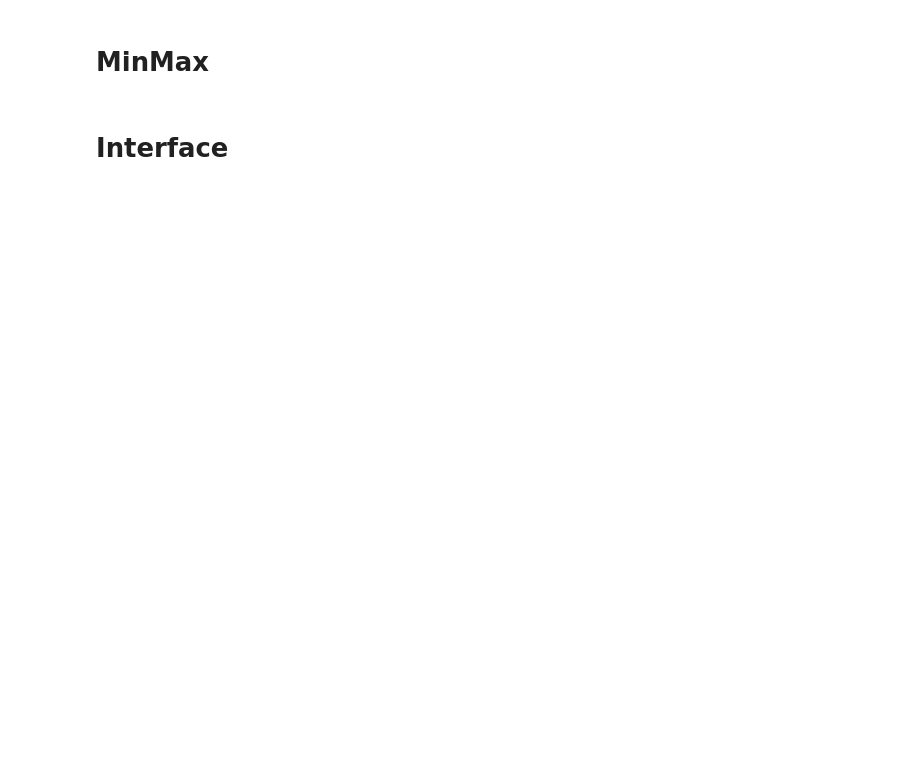
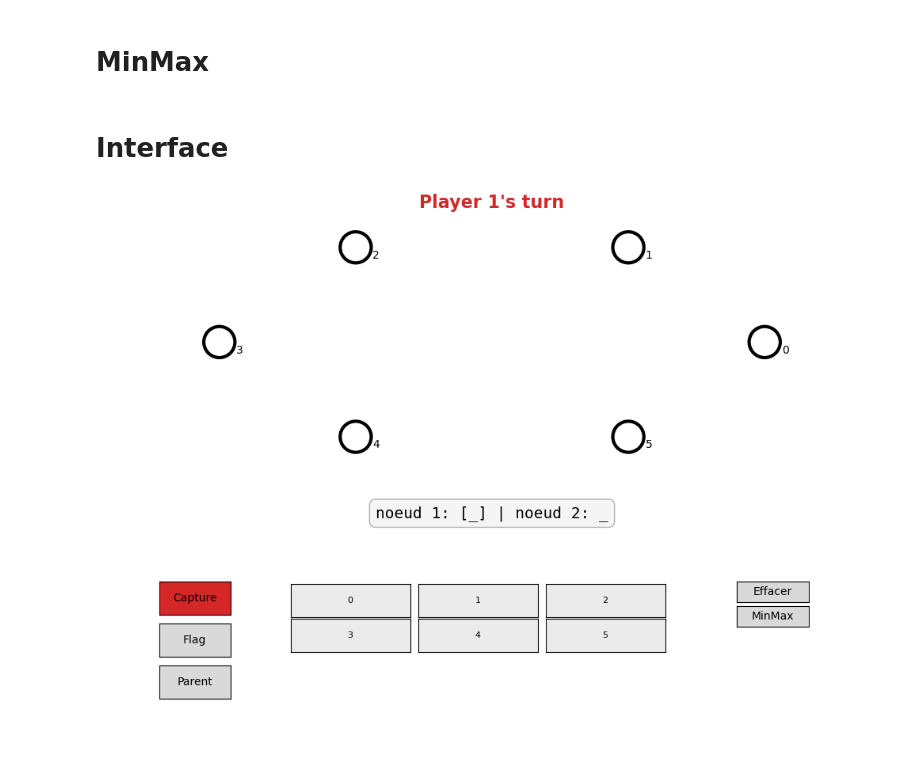
Before and after one commit to HugoGellida/The-Ancestor-Game, a Jupyter notebook: game.ipynb, the cells around one changed output. Drawn from its saved outputs; the diff is of its cells as text; code cells hidden in the pictures; blank space fills up the shorter version.

```diff
--- a/game.ipynb
+++ b/game.ipynb
@@ -238,6 +316,4 @@ class AncestorGameDisplayer:
 # %%
-import random
-
 class Game:
     def __init__(self, p1, p2, node_amount):
         self.players = [p1, p2]
@@ -246,8 +322,7 @@ class Game:
             self.nodes.append(GameNode(i))
 
     def launch(self):
-        # ===== CHOOSE RANDOM PLAYER =====
-        current_player = random.choice(self.players)
+        current_player = self.players[0]
         displayer = AncestorGameDisplayer(len(self.nodes))
         displayer.show()
 
@@ -260,7 +335,7 @@ class Game:
                     return
 
             # ===== PLAYER TURN =====
-            print(f"\nPlayer {current_player.player_id}'s turn")
+            print(f"\nPlayer {current_player.player_id + 1}'s turn")
             print("Nodes:", [n.id for n in self.nodes])
             print("Actions: 'p i j' (set parent), 'f i' (flag node), 'c i j' (capture), 'c i i' (capture)")
 
@@ -1168,13 +1371,16 @@ def create_layout(callbacks: Optional[PeritelCallbacks] = None) -> PeritelUI:
 # %%
 if "ui" in globals() and getattr(ui, "fig", None) is not None:
     try:
         plt.close(ui.fig)
     except Exception:
         pass
 
-game = Game(Player(0), Player(1), 8)
-minmax_node = AncestorState(8)
+nodes_amount = 6
+game = Game(Player(0), Player(1), nodes_amount)
+minmax_node = AncestorState(nodes_amount)
 
 controller = NotebookGameController(game)
 callbacks = GamePeritelCallbacks(controller)
-ui = create_layout(callbacks)
+ui = create_layout(nodes_amount, callbacks)
+# %% [output]
+[figure, added]
```
Also changed, not shown: parts of 8 cells of this notebook, 1 other file.
